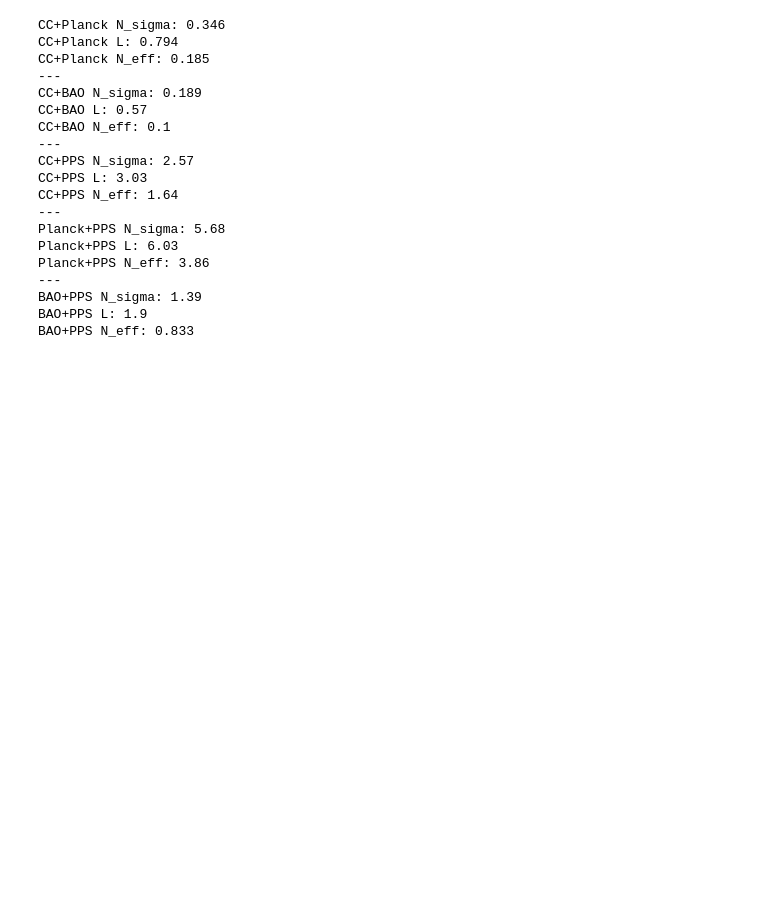
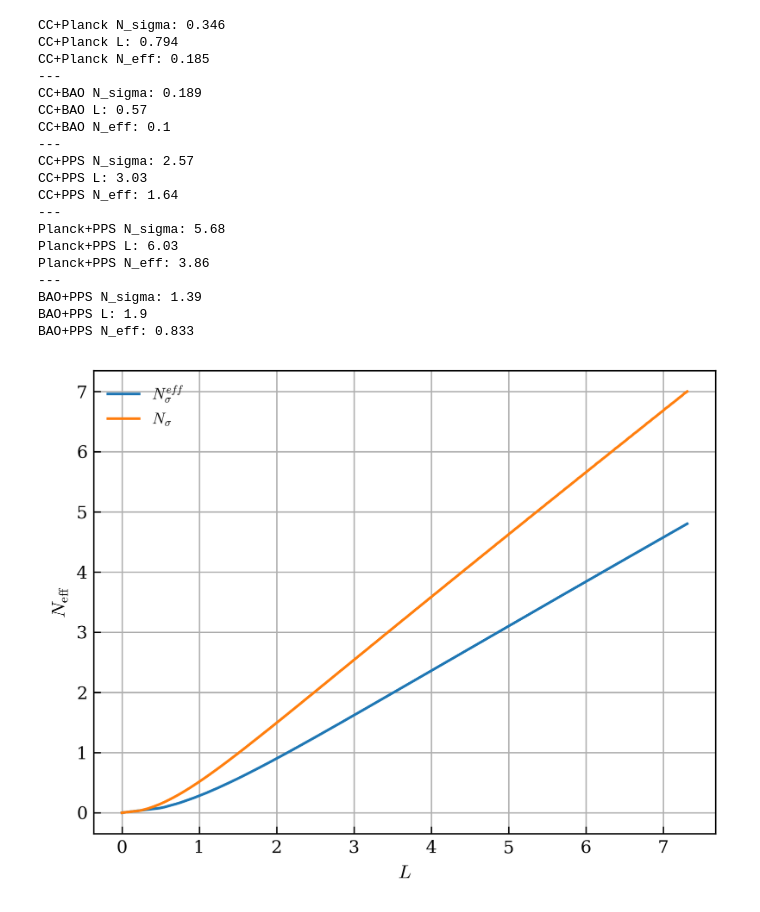
Before and after one commit to matiasleize/multimeter, a Jupyter notebook: notebooks/paper_plots/table1.ipynb, the cells around one changed output. Cells and saved outputs as stored; diff of their text form; code cells hidden in the pictures; blank space fills up the shorter version.

```diff
--- a/notebooks/paper_plots/table1.ipynb
+++ b/notebooks/paper_plots/table1.ipynb
@@ -176,3 +176,14 @@ Planck+PPS N_eff: 3.86
 BAO+PPS N_sigma: 1.39
 BAO+PPS L: 1.9
 BAO+PPS N_eff: 0.833
+# %%
+N_sigma_values = np.linspace(0, 7, 100)
+N_eff_values_2n = np.zeros(len(N_sigma_values))
+for i, N_sigma in enumerate(N_sigma_values):
+    _, N_eff = N_sigma_to_L_and_N_eff(N_sigma, Nd=2)
+    N_eff_values_2n[i] = N_eff
+
+N_eff_values_3n = np.zeros(len(N_sigma_values))
+for i, N_sigma in enumerate(N_sigma_values):
+    _, N_eff = N_sigma_to_L_and_N_eff(N_sigma, Nd=3)
+    N_eff_values_3n[i] = N_eff
@@ -178,0 +202,26 @@ BAO+PPS N_eff: 0.833
+# %%
+N_sigma_values = np.linspace(0, 7, 200)
+N_eff_values_2n = np.zeros(len(N_sigma_values))
+L_2n = np.zeros(len(N_sigma_values))
+L_3n = np.zeros(len(N_sigma_values))
+for i, N_sigma in enumerate(N_sigma_values):
+    L, N_eff = N_sigma_to_L_and_N_eff(N_sigma, Nd=2)
+    L_2n[i] = L
+    N_eff_values_2n[i] = N_eff
+
+N_eff_values_3n = np.zeros(len(N_sigma_values))
+for i, N_sigma in enumerate(N_sigma_values):
+    L, N_eff = N_sigma_to_L_and_N_eff(N_sigma, Nd=3)
+    N_eff_values_3n[i] = N_eff
+    L_3n[i] = L
+# %%
+plt.plot(L_2n,N_eff_values_2n,label=r'$N_{\sigma}^{eff}$ ')
+plt.plot(L_2n,N_sigma_values,label=r'$N_{\sigma}$')
+#plt.plot(L_3n,N_eff_values_3n)
+plt.ylabel(r'$N_{\mathrm{eff}}$')
+plt.xlabel(r'$L$')
+plt.grid()
+plt.legend()
+plt.savefig('N_eff_vs_L.png')
+# %% [output]
+[figure, added]
```
Also changed, not shown: parts of 3 cells of this notebook.
